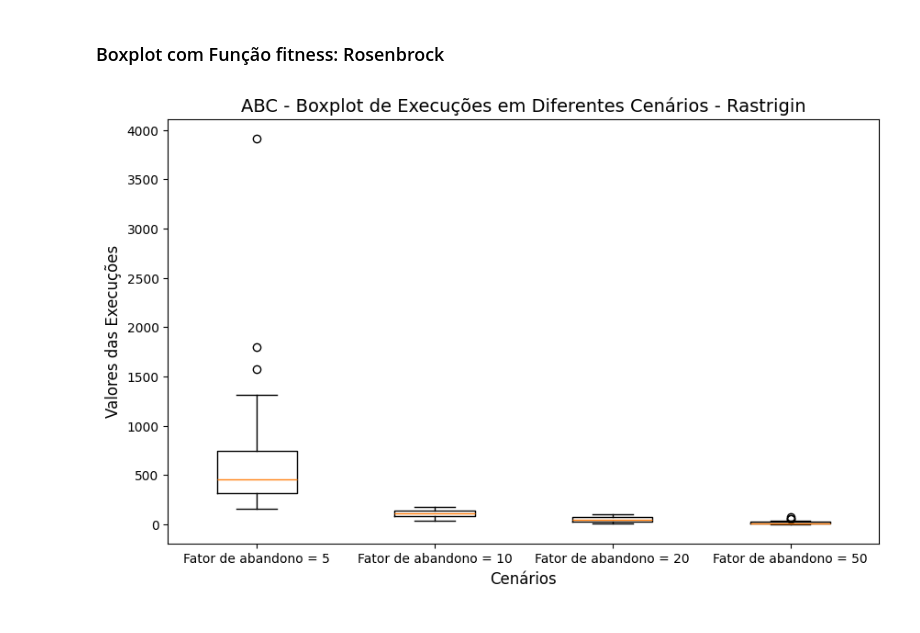
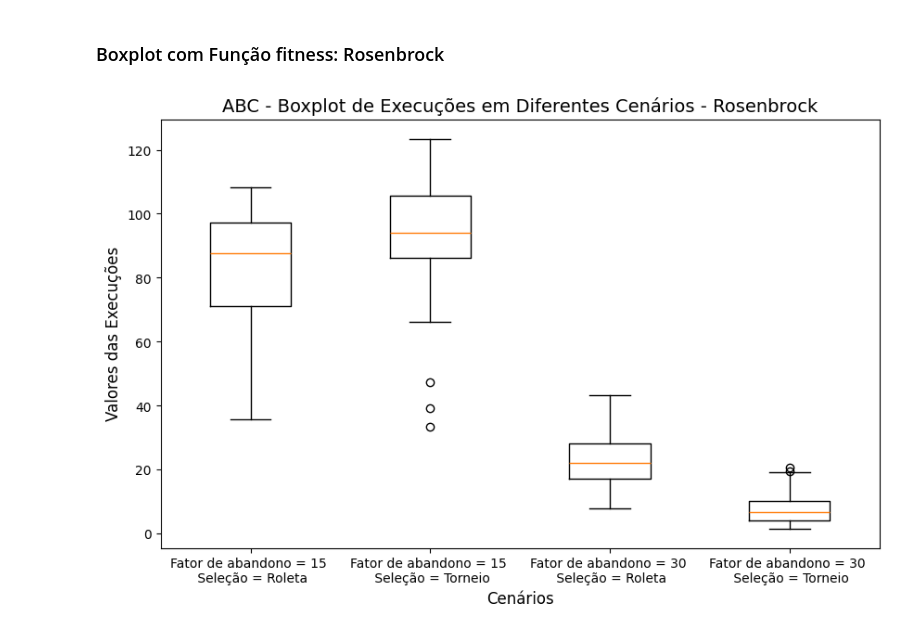
Before and after one commit to Guiioff/Algoritmos-Otimizacao, a Jupyter notebook: alg_abc.ipynb, the cells around one changed output. Cells and saved outputs as stored; diff of their text form; code cells hidden in the pictures.

```diff
--- a/alg_abc.ipynb
+++ b/alg_abc.ipynb
@@ -288,36 +413,36 @@ plt.show()
 # %%
 cenario_1 = []
 for _ in range(30):
-    alg = AlgoritmoABC(dimensoes=20, limite_min=-30.0, limite_max=30.0, tamanho_populacao=100,fator_abandono=5   ,
-                       ciclos=250, funcao_fitness=rastrigin)
+    alg = AlgoritmoABC(dimensoes=20, limite_min=-30.0, limite_max=30.0, tamanho_populacao=30,fator_abandono=15   ,
+                       ciclos=1500, funcao_fitness=rastrigin, funcao_selecao= AlgoritmoABC.selecionar_fonte_roleta)
     alg.executar()
     cenario_1.append(alg.melhor_fitness)
 
 cenario_2 = []
 for _ in range(30):
-    alg = AlgoritmoABC(dimensoes=20, limite_min=-30.0, limite_max=30.0, tamanho_populacao=100,fator_abandono=10,
-                       ciclos=250, funcao_fitness=rastrigin)
+    alg = AlgoritmoABC(dimensoes=20, limite_min=-30.0, limite_max=30.0, tamanho_populacao=30,fator_abandono=15,
+                       ciclos=1500, funcao_fitness=rastrigin, funcao_selecao= AlgoritmoABC.selecionar_fonte_torneio)
     alg.executar()
     cenario_2.append(alg.melhor_fitness)
 
 cenario_3 = []
 for _ in range(30):
-    alg = AlgoritmoABC(dimensoes=20, limite_min=-30.0, limite_max=30.0, tamanho_populacao=100,fator_abandono=20,
-                       ciclos=250, funcao_fitness=rastrigin)
+    alg = AlgoritmoABC(dimensoes=20, limite_min=-30.0, limite_max=30.0, tamanho_populacao=30,fator_abandono=30,
+                       ciclos=1500, funcao_fitness=rastrigin, funcao_selecao= AlgoritmoABC.selecionar_fonte_roleta)
     alg.executar()
     cenario_3.append(alg.melhor_fitness)
 
 cenario_4 = []
 for _ in range(30):
-    alg = AlgoritmoABC(dimensoes=20, limite_min=-30.0, limite_max=30.0, tamanho_populacao=100,fator_abandono=50,
-                       ciclos=250, funcao_fitness=rastrigin)
+    alg = AlgoritmoABC(dimensoes=20, limite_min=-30.0, limite_max=30.0, tamanho_populacao=30,fator_abandono=30,
+                       ciclos=1500, funcao_fitness=rastrigin, funcao_selecao= AlgoritmoABC.selecionar_fonte_torneio)
     alg.executar()
     cenario_4.append(alg.melhor_fitness)
 
 dados = [cenario_1, cenario_2, cenario_3, cenario_4]
 
 plt.figure(figsize=(10, 6))
-plt.boxplot(dados, tick_labels=['Fator de abandono = 5', 'Fator de abandono = 10', 'Fator de abandono = 20', 'Fator de abandono = 50'])
+plt.boxplot(dados, tick_labels=['Fator de abandono = 15 \n Seleção = Roleta', 'Fator de abandono = 15 \n Seleção = Torneio', 'Fator de abandono = 30 \n Seleção = Roleta', 'Fator de abandono = 30 \n Seleção = Torneio'])
 
 plt.title('ABC - Boxplot de Execuções em Diferentes Cenários - Rastrigin', fontsize=14)
 plt.xlabel('Cenários', fontsize=12)
@@ -331,41 +456,41 @@ plt.show()
 # %%
 cenario_1 = []
 for _ in range(30):
-    alg = AlgoritmoABC(dimensoes=20, limite_min=-5.12, limite_max=5.12, tamanho_populacao=100,fator_abandono=5   ,
-                       ciclos=250, funcao_fitness=rosenbrock)
+    alg = AlgoritmoABC(dimensoes=20, limite_min=-5.12, limite_max=5.12, tamanho_populacao=30,fator_abandono=15   ,
+                       ciclos=1500, funcao_fitness=rosenbrock, funcao_selecao= AlgoritmoABC.selecionar_fonte_roleta)
     alg.executar()
     cenario_1.append(alg.melhor_fitness)
 
 cenario_2 = []
 for _ in range(30):
-    alg = AlgoritmoABC(dimensoes=20, limite_min=-5.12, limite_max=5.12, tamanho_populacao=100,fator_abandono=10,
-                       ciclos=250, funcao_fitness=rosenbrock)
+    alg = AlgoritmoABC(dimensoes=20, limite_min=-5.12, limite_max=5.12, tamanho_populacao=30,fator_abandono=15,
+                       ciclos=1500, funcao_fitness=rosenbrock, funcao_selecao= AlgoritmoABC.selecionar_fonte_torneio)
     alg.executar()
     cenario_2.append(alg.melhor_fitness)
 
 cenario_3 = []
 for _ in range(30):
-    alg = AlgoritmoABC(dimensoes=20, limite_min=-5.12, limite_max=5.12, tamanho_populacao=100,fator_abandono=20,
-                       ciclos=250, funcao_fitness=rosenbrock)
+    alg = AlgoritmoABC(dimensoes=20, limite_min=-5.12, limite_max=5.12, tamanho_populacao=30,fator_abandono=30,
+                       ciclos=1500, funcao_fitness=rosenbrock, funcao_selecao= AlgoritmoABC.selecionar_fonte_roleta)
     alg.executar()
     cenario_3.append(alg.melhor_fitness)
 
 cenario_4 = []
 for _ in range(30):
-    alg = AlgoritmoABC(dimensoes=20, limite_min=-5.12, limite_max=5.12, tamanho_populacao=100,fator_abandono=50,
-                       ciclos=250, funcao_fitness=rosenbrock)
+    alg = AlgoritmoABC(dimensoes=20, limite_min=-5.12, limite_max=5.12, tamanho_populacao=30,fator_abandono=30,
+                       ciclos=1500, funcao_fitness=rosenbrock, funcao_selecao= AlgoritmoABC.selecionar_fonte_torneio)
     alg.executar()
     cenario_4.append(alg.melhor_fitness)
 
 dados = [cenario_1, cenario_2, cenario_3, cenario_4]
 
 plt.figure(figsize=(10, 6))
-plt.boxplot(dados, tick_labels=['Fator de abandono = 5', 'Fator de abandono = 10', 'Fator de abandono = 20', 'Fator de abandono = 50'])
+plt.boxplot(dados, tick_labels=['Fator de abandono = 15 \n Seleção = Roleta', 'Fator de abandono = 15 \n Seleção = Torneio', 'Fator de abandono = 30 \n Seleção = Roleta', 'Fator de abandono = 30 \n Seleção = Torneio'])
 
-plt.title('ABC - Boxplot de Execuções em Diferentes Cenários - Rastrigin', fontsize=14)
+plt.title('ABC - Boxplot de Execuções em Diferentes Cenários - Rosenbrock', fontsize=14)
 plt.xlabel('Cenários', fontsize=12)
 plt.ylabel('Valores das Execuções', fontsize=12)
 
 plt.show()
 # %% [output]
-[figure, old version]
+[figure, new version]
```
Also changed, not shown: parts of 12 cells of this notebook.
